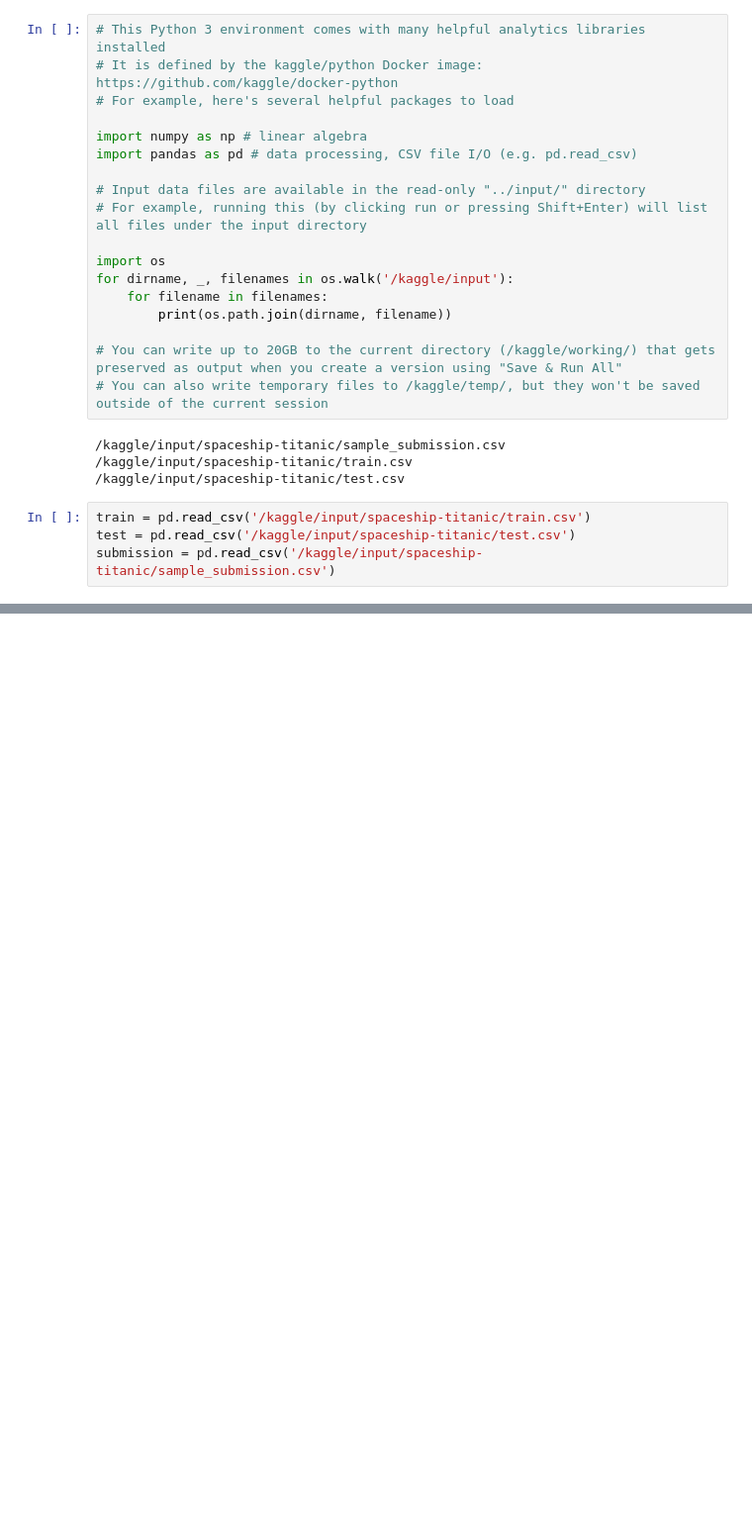
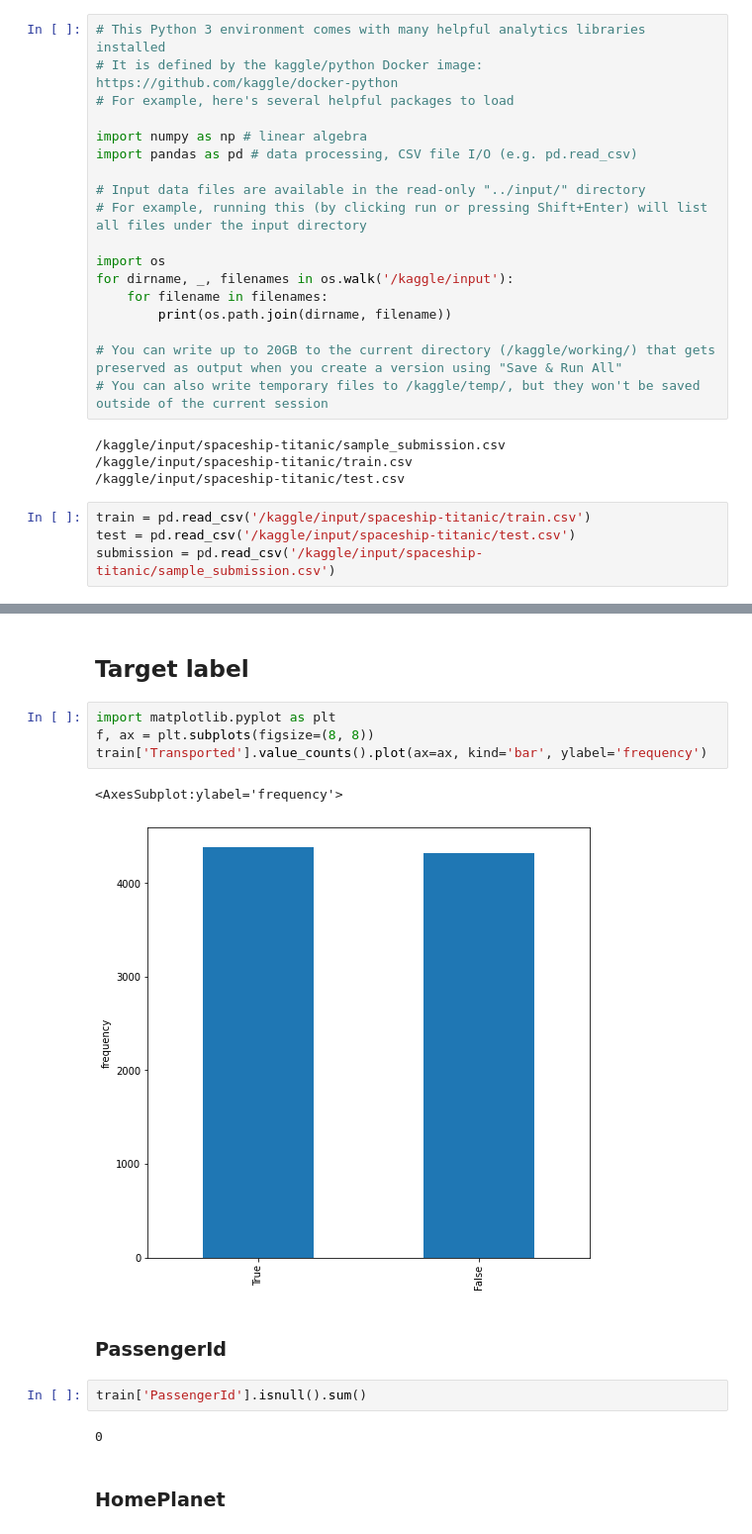
Before and after one commit to sinjy1203/kaggle_MyNotebook, a Jupyter notebook: spaceshiptitanic-binaryclassification-1.ipynb, the cells around one changed output, grey strips where cells are left out. Shown: that part at 99% size. Drawn from its saved outputs; the diff is of its cells as text; blank space fills up the shorter version.

```diff
--- a/spaceshiptitanic-binaryclassification-1.ipynb
+++ b/spaceshiptitanic-binaryclassification-1.ipynb
@@ -57,0 +157,17 @@ print(3)
+# %% [markdown]
+## Target label
+# %%
+import matplotlib.pyplot as plt
+f, ax = plt.subplots(figsize=(8, 8))
+train['Transported'].value_counts().plot(ax=ax, kind='bar', ylabel='frequency')
+# %% [output]
+<AxesSubplot:ylabel='frequency'>
+[figure, added]
+# %% [markdown]
+### PassengerId
+# %%
+train['PassengerId'].isnull().sum()
+# %% [output]
+0
+# %% [markdown]
+### HomePlanet
```
Also changed, not shown: parts of 16 cells of this notebook.
